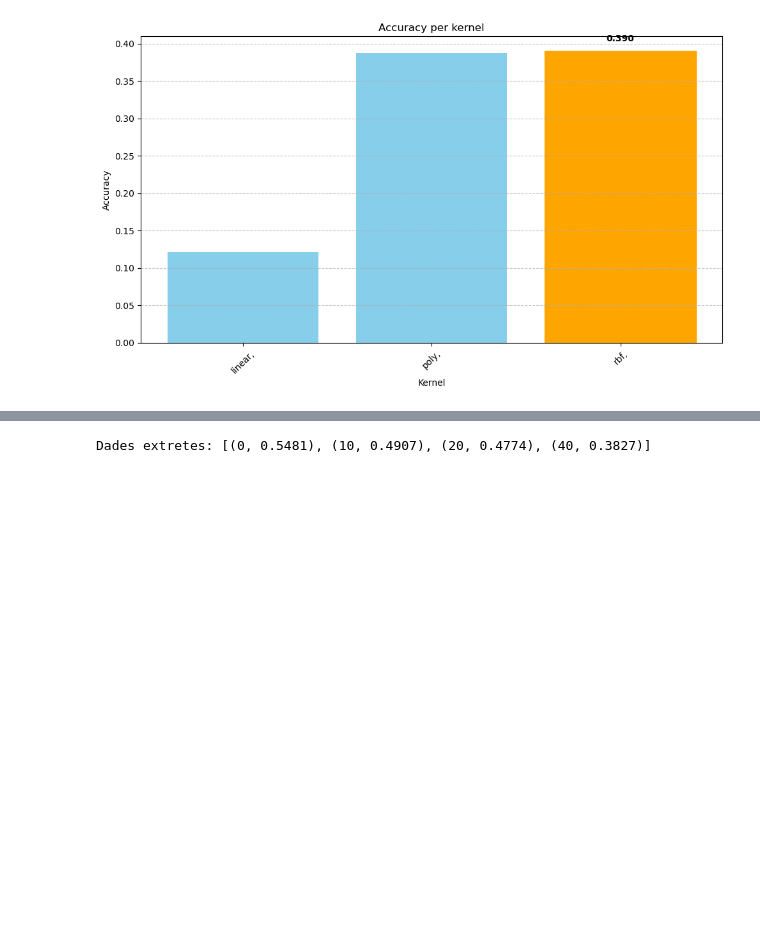
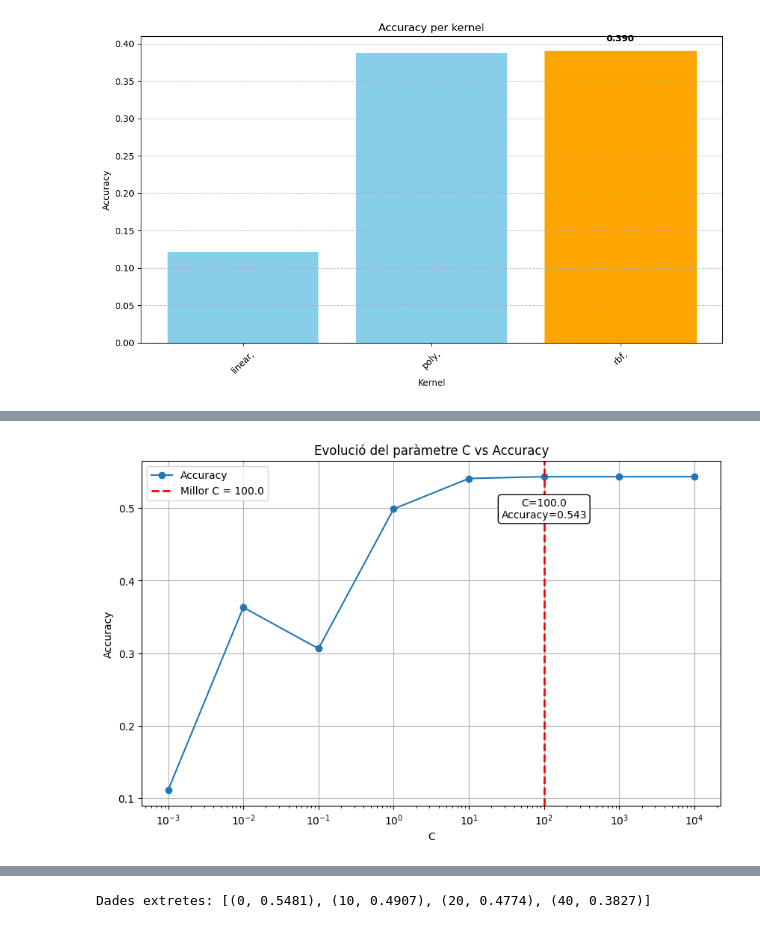
Before and after one commit to ED-2526/AC-02, a Jupyter notebook: .github/RESULTATS.ipynb, the cells around one changed output, grey strips where cells are left out. Cells and saved outputs as stored; diff of their text form; code cells hidden in the pictures; blank space fills up the shorter version.

```diff
--- a/.github/RESULTATS.ipynb
+++ b/.github/RESULTATS.ipynb
@@ -631,0 +750,92 @@ Numero de fotos disminuit
+# %%
+import re
+import matplotlib.pyplot as plt
+
+# --------------------------------------------------------------------
+# 1) CARREGAR EL TXT AMB ELS RESULTATS
+# --------------------------------------------------------------------
+file_path = "PROVES CORRECTES/2.COLOR/C/VARIA C_fixe_K500_step10_kp_size6.0"
+
+with open(file_path, "r", encoding="latin-1") as f:
+    text = f.read()
+
+# --------------------------------------------------------------------
+# 2) REGEX PER TROBAR TOTES LES PROVES AMB EL SEU C I LES MÈTRIQUES
+# --------------------------------------------------------------------
+pattern = re.compile(
+    r"C=([0-9.]+).*?Accuracy:\s*([0-9.]+).*?"
+    r"Precision:\s*([0-9.]+).*?Recall:\s*([0-9.]+).*?"
+    r"F1-score:\s*([0-9.]+)",
+    re.DOTALL
+)
+
+matches = pattern.findall(text)
+
+# --------------------------------------------------------------------
+# 3) GUARDAR LES DADES EN LLISTES
+# --------------------------------------------------------------------
+C_values = []
+accuracy_values = []
+precision_values = []
+recall_values = []
+f1_values = []
+
+for m in matches:
+    C = float(m[0])
+    acc = float(m[1])
+    prec = float(m[2])
+    rec = float(m[3])
+    f1 = float(m[4])
+
+    C_values.append(C)
+    accuracy_values.append(acc)
+    precision_values.append(prec)
+    recall_values.append(rec)
+    f1_values.append(f1)
+
+# --------------------------------------------------------------------
+# 4) SELECCIONAR LA MÈTRICA A REPRESENTAR
+# --------------------------------------------------------------------
+metric = accuracy_values       # ⇦ Canvia si vols precision, recall o F1
+metric_name = "Accuracy"
+
+# --------------------------------------------------------------------
+# 5) TROBAR EL MILLOR VALOR
+# --------------------------------------------------------------------
+best_index = metric.index(max(metric))
+best_C = C_values[best_index]
+best_value = metric[best_index]
+
+print(f"Millor C = {best_C} amb {metric_name} = {best_value}")
+
+# --------------------------------------------------------------------
+# 6) FER LA GRÀFICA
+# --------------------------------------------------------------------
+plt.figure(figsize=(10,6))
+plt.plot(C_values, metric, marker="o", linestyle="-", label=metric_name)
+
+# Línia vertical discontínua al millor C
+plt.axvline(x=best_C, color="red", linestyle="--", linewidth=2, label=f"Millor C = {best_C}")
+
+plt.title(f"Evolució del paràmetre C vs {metric_name}")
+plt.xlabel("C")
+plt.ylabel(metric_name)
+plt.xscale("log")
+plt.grid(True)
+
+# --------------------------------------------------------------------
+# 7) ETIQUETA CAP ABAIX (no tapa la línia)
+# --------------------------------------------------------------------
+plt.annotate(
+    f"C={best_C}\n{metric_name}={best_value:.3f}",
+    (best_C, best_value),
+    textcoords="offset points",
+    xytext=(0, -40),        # cap ABAIX de la línia
+    ha="center",
+    fontsize=10,
+    bbox=dict(boxstyle="round", fc="white")
+)
+
+plt.legend()
+plt.show()
+# %% [output]
@@ -631,0 +843 @@ Numero de fotos disminuit
+[figure, added]
```
Also changed, not shown: parts of 15 cells of this notebook.
